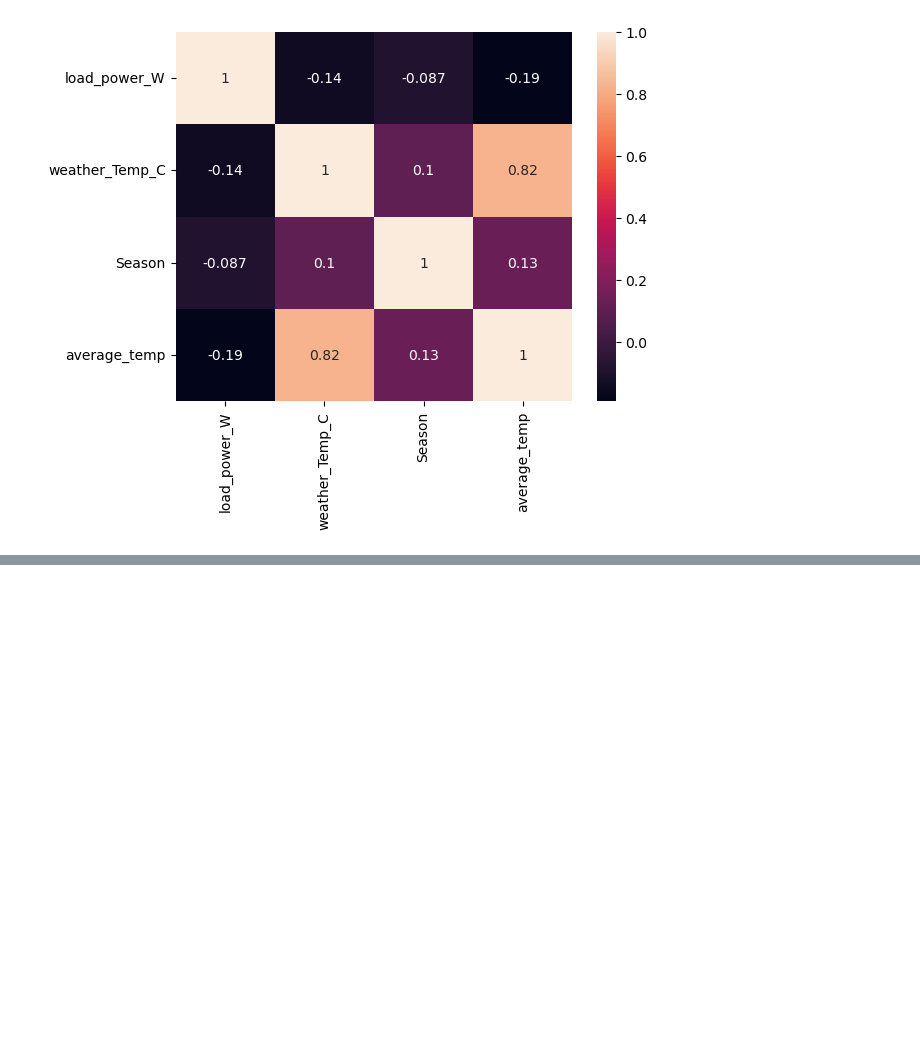
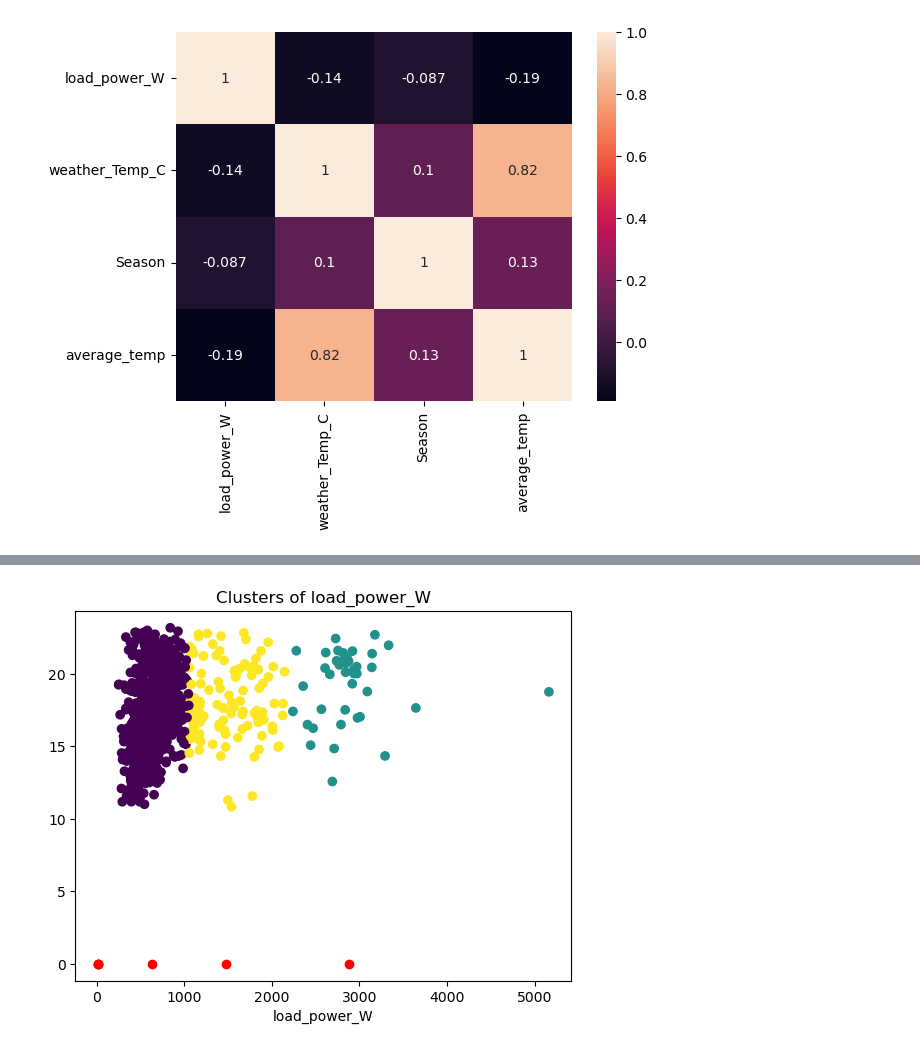
Before and after one commit to jhaworth21/HackSheffield8, a Jupyter notebook: main/notebook.ipynb, the cells around one changed output, grey strips where cells are left out. Cells and saved outputs as stored; diff of their text form; code cells hidden in the pictures; blank space fills up the shorter version.

```diff
--- a/main/notebook.ipynb
+++ b/main/notebook.ipynb
@@ -159,0 +198,17 @@ print(type(df['Date_UTC'][0]))
+# %%
+# Number of clusters
+k = 3
+
+# Create a KMeans instance with k clusters
+kmeans = KMeans(n_clusters=k)
+
+# Fit the model to your data
+k_model = kmeans.fit(df_no_na_temp[['load_power_W', 'weather_Temp_C']][0:1000])
+
+plt.scatter(df_no_na_temp['load_power_W'][0:1000], df_no_na_temp['weather_Temp_C'][0:1000], c=k_model.labels_)
+plt.scatter(k_model.cluster_centers_, np.zeros_like(k_model.cluster_centers_), color='red')  # cluster centers
+plt.title('Clusters of load_power_W')
+plt.xlabel('load_power_W')
+plt.show()
+# %% [output]
+[figure, added]
```
Also changed, not shown: parts of 9 cells of this notebook.
